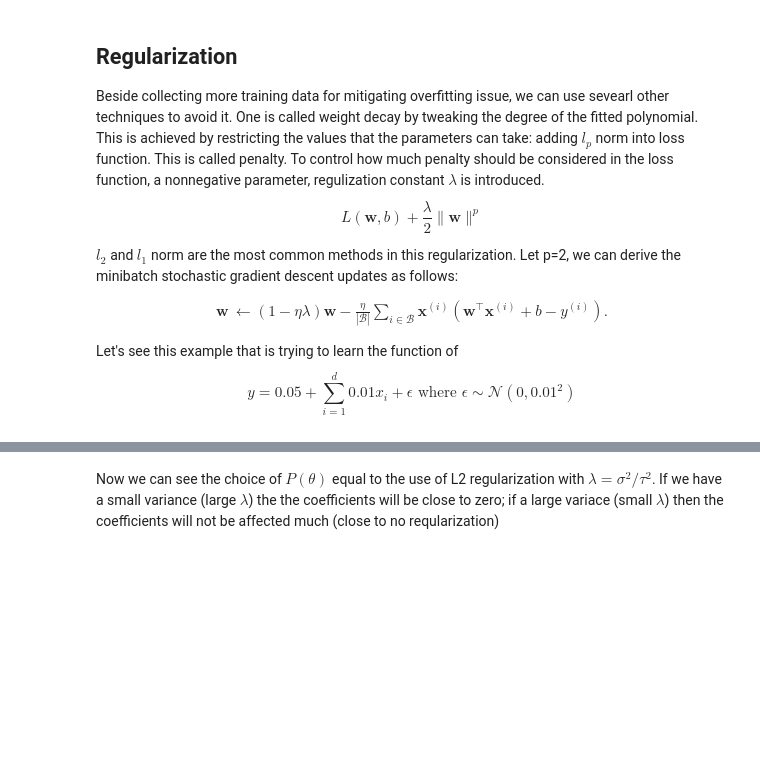
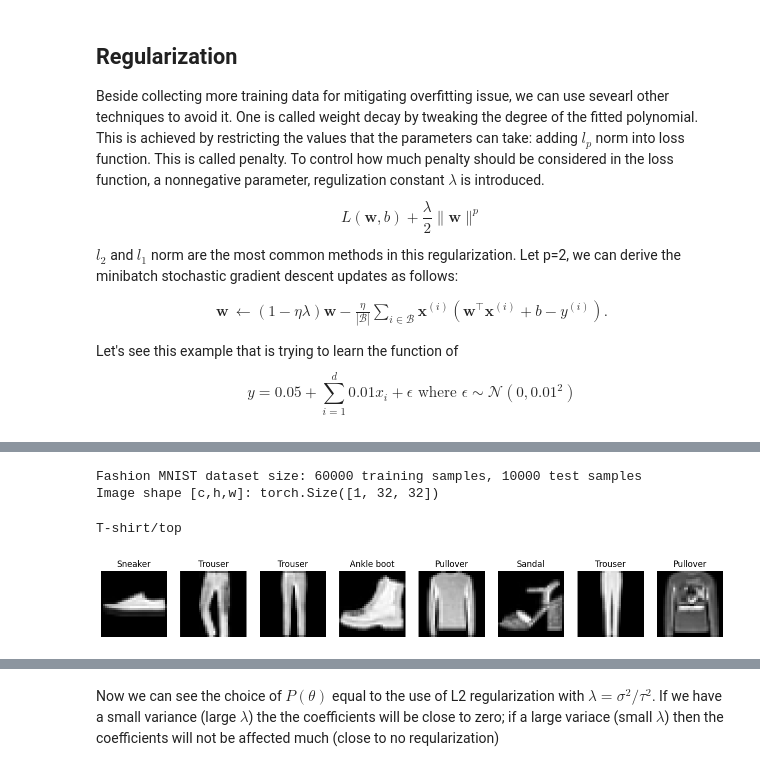
Before and after one commit to HsiuWen/DL_course_MS_HPC_IA, a Jupyter notebook: slides/linear neural network.ipynb, the cells around one changed output, grey strips where cells are left out. Saved outputs shown, nothing was run; the diff lists cells and outputs as text; code cells hidden in the pictures; blank space fills up the shorter version.

```diff
--- a/slides/linear neural network.ipynb
+++ b/slides/linear neural network.ipynb
@@ -304,0 +362,57 @@ $$
+# %%
+### Example of training with Fashion MNIST dataset, it contains images of 10 categories of clothing items at 28x28 pixels resolution.
+import numpy as np
+
+# Loading the Fashion MNIST dataset
+import torch
+from torchvision import datasets, transforms
+from torch.utils.data import DataLoader
+
+# Define transformations for the dataset, here we upscale images to 32x32 and normalize them
+trans= transforms.Compose([transforms.Resize((32,32)), transforms.ToTensor(), transforms.Normalize((0.5,), (0.5,))])
+train_dataset = datasets.FashionMNIST(root='./data', train=True, download=True, transform=trans)
+test_dataset = datasets.FashionMNIST(root='./data', train=False, download=True, transform=trans)
+train_dataloader = DataLoader(train_dataset, batch_size=8, shuffle=True)
+test_dataloader = DataLoader(test_dataset, batch_size=8, shuffle=False)
+
+print("Fashion MNIST dataset size:", len(train_dataset), "training samples,", len(test_dataset), "test samples")
+print("Image shape [c,h,w]:", train_dataset[0][0].shape)
+# %% [output]
+Fashion MNIST dataset size: 60000 training samples, 10000 test samples
+Image shape [c,h,w]: torch.Size([1, 32, 32])
+# %%
+# Text labels for Fashion MNIST
+text_labels = {
+    0: "T-shirt/top",
+    1: "Trouser",
+    2: "Pullover",
+    3: "Dress",
+    4: "Coat",
+    5: "Sandal",
+    6: "Shirt",
+    7: "Sneaker",
+    8: "Bag",
+    9: "Ankle boot"
+}
+print(text_labels[0])
+# %% [output]
+T-shirt/top
+# %%
+#visualization example
+import matplotlib.pyplot as plt
+def imshow(imgs, num_rows=1, num_cols=8, titles=None):
+    fig, axes = plt.subplots(num_rows, num_cols, figsize=(num_cols*2, num_rows*2))
+    for i in range(num_rows * num_cols):
+        ax = axes[i] if num_rows > 1 else axes[i % num_cols]
+        img = imgs[i].numpy().squeeze()
+        ax.imshow(img, cmap='gray')
+        ax.axis('off')
+        if titles:
+            ax.set_title(titles[i])
+    plt.show()
+
+batch=next(iter(train_dataloader))
+images, y = batch
+imshow(images, 1,8,[text_labels[label.item()] for label in y])  # show images for label 8 (Bag)
+# %% [output]
+[figure, added]
```
Also changed, not shown: parts of 17 cells of this notebook, 1 other file.
